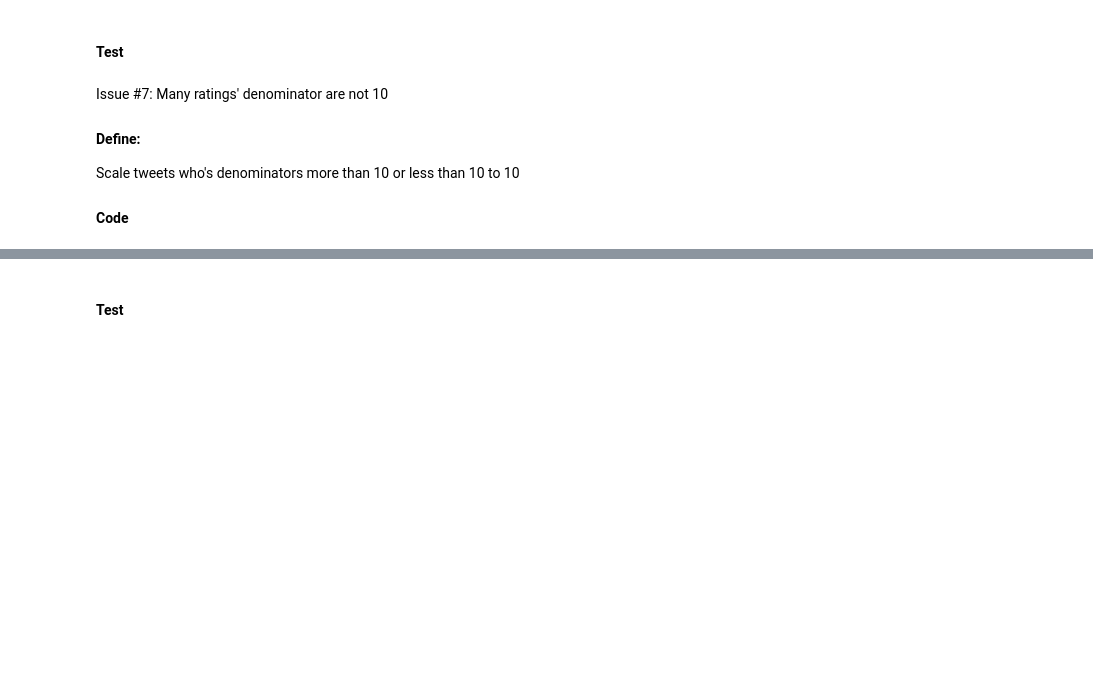
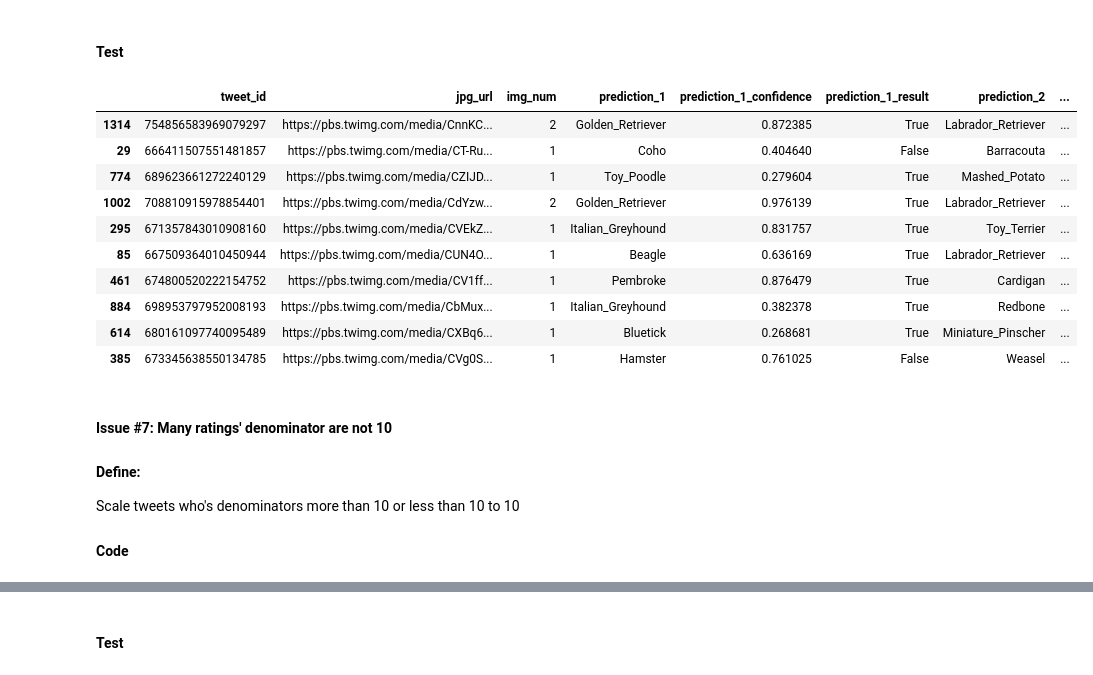
Before and after one commit to JoeyL6/Twitter_Data_Analaysis, a Jupyter notebook: wrangle_act.ipynb, the cells around one changed output, grey strips where cells are left out. Drawn from its saved outputs; the diff is of its cells as text; code cells hidden in the pictures; blank space fills up the shorter version.

```diff
--- a/wrangle_act.ipynb
+++ b/wrangle_act.ipynb
@@ -233,9 +464,21 @@ image_df_clean.prediction_3 = image_df_clean.prediction_3.str.title()
 # %% [markdown]
 #### Test
 # %%
-image_df_clean.sample(100)
+image_df_clean.sample(10)
+# %% [output]
+|  | tweet_id | jpg_url | img_num | prediction_1 | prediction_1_confidence | prediction_1_result | prediction_2 | ... |
+| 1314 | 754856583969079297 | https://pbs.twimg.com/media/CnnKC... | 2 | Golden_Retriever | 0.872385 | True | Labrador_Retriever | ... |
+| 29 | 666411507551481857 | https://pbs.twimg.com/media/CT-Ru... | 1 | Coho | 0.404640 | False | Barracouta | ... |
+| 774 | 689623661272240129 | https://pbs.twimg.com/media/CZIJD... | 1 | Toy_Poodle | 0.279604 | True | Mashed_Potato | ... |
+| 1002 | 708810915978854401 | https://pbs.twimg.com/media/CdYzw... | 2 | Golden_Retriever | 0.976139 | True | Labrador_Retriever | ... |
+| 295 | 671357843010908160 | https://pbs.twimg.com/media/CVEkZ... | 1 | Italian_Greyhound | 0.831757 | True | Toy_Terrier | ... |
+| 85 | 667509364010450944 | https://pbs.twimg.com/media/CUN4O... | 1 | Beagle | 0.636169 | True | Labrador_Retriever | ... |
+| 461 | 674800520222154752 | https://pbs.twimg.com/media/CV1ff... | 1 | Pembroke | 0.876479 | True | Cardigan | ... |
+| 884 | 698953797952008193 | https://pbs.twimg.com/media/CbMux... | 1 | Italian_Greyhound | 0.382378 | True | Redbone | ... |
+| 614 | 680161097740095489 | https://pbs.twimg.com/media/CXBq6... | 1 | Bluetick | 0.268681 | True | Miniature_Pinscher | ... |
+| 385 | 673345638550134785 | https://pbs.twimg.com/media/CVg0S... | 1 | Hamster | 0.761025 | False | Weasel | ... |
 # %% [markdown]
-Issue #7: Many ratings' denominator are not 10
+#### Issue #7: Many ratings' denominator are not 10
 #### Define:
 Scale tweets who's denominators more than 10 or less than 10 to 10
 
```
Also changed, not shown: parts of 40 cells of this notebook.
